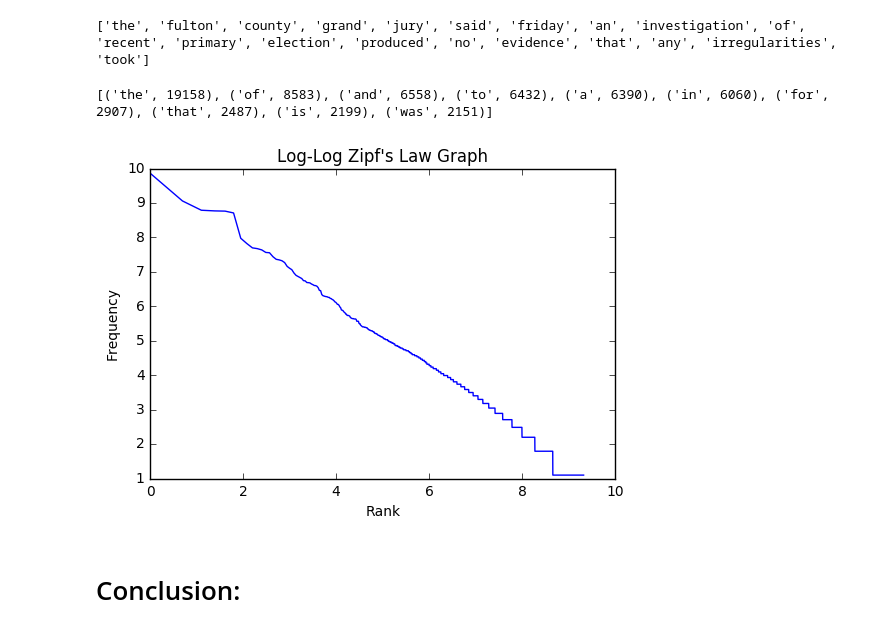
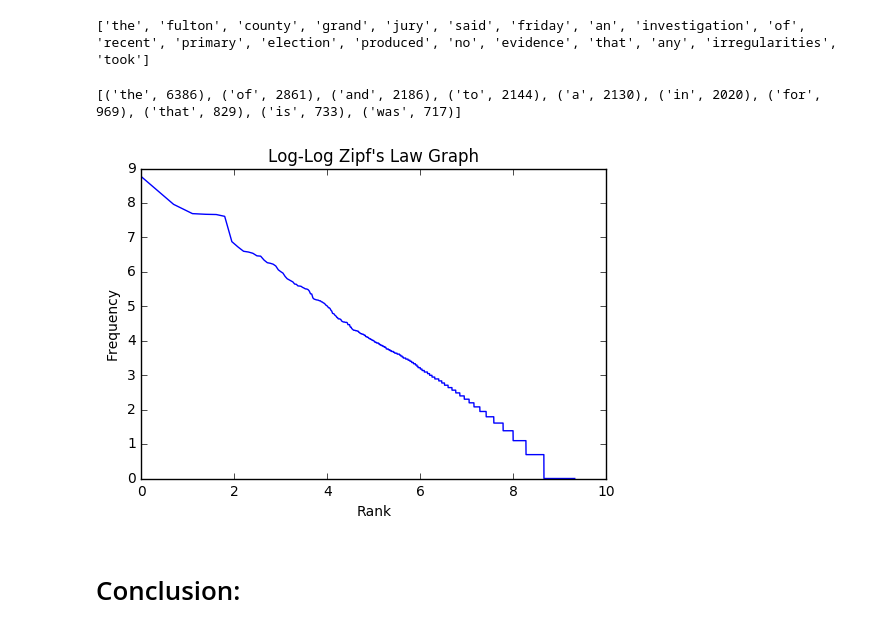
Before and after one commit to Datageeks1234/Dataanalysis-using-Python-Projects, a Jupyter notebook: Assignment2 .ipynb, the cells around one changed output. Drawn from its saved outputs; the diff is of its cells as text; code cells hidden in the pictures.

```diff
--- a/Assignment2 .ipynb
+++ b/Assignment2 .ipynb
@@ -96,7 +96,7 @@ length
 words=[]
 count={}
 for name in glob.glob('C:/Users/kamal/AppData/Roaming/nltk_data/corpora/brown/ca*'):
-    [words.append(word.lower()) for word in brown.words(name) if word.isalpha()]
+    [words.append(word.lower()) for word in br.words(name) if word.isalpha()]
 print(words[:20])
 # %% [output]
 ['the', 'fulton', 'county', 'grand', 'jury', 'said', 'friday', 'an', 'investigation', 'of', 'recent', 'primary', 'election', 'produced', 'no', 'evidence', 'that', 'any', 'irregularities', 'took']
@@ -107,7 +107,7 @@ sorted_list=sorted(count.items(), key=lambda x: x[1])
 listofwords= sorted(sorted_list,key=lambda x: x[1],reverse=True)
 print(listofwords[:10])
 # %% [output]
-[('the', 19158), ('of', 8583), ('and', 6558), ('to', 6432), ('a', 6390), ('in', 6060), ('for', 2907), ('that', 2487), ('is', 2199), ('was', 2151)]
+[('the', 6386), ('of', 2861), ('and', 2186), ('to', 2144), ('a', 2130), ('in', 2020), ('for', 969), ('that', 829), ('is', 733), ('was', 717)]
 # %%
 #Rank the words
 def rank(list_of_sorted_words):
@@ -122,34 +121,32 @@ def rank(list_of_sorted_words):
 all_words_list = rank(listofwords)
 # %%
-with open('data_word.csv', 'wt') as csvoutput:
-    writer = csv.writer(csvoutput, delimiter=',', quoting=csv.QUOTE_NONE, lineterminator='\n')
-    writer.writerow(("Word", 'Rank', 'Frequency'))
+with open('word_freq.csv', 'wt') as output:
+    writer = csv.writer(output, delimiter=',', quoting=csv.QUOTE_NONE, lineterminator='\n')
+    #Inserting heading in the first row
+    writer.writerow(("Word", "Rank", "Frequency"))
     for row in all_words_list:
         element = row.split(',')
         writer.writerow(element)
-
-    csvoutput.close()
+    output.close()
 # %%
 read_values = []
-with open('data_word.csv', 'r') as file:
+with open('word_freq.csv', 'r') as file:
     reader = csv.reader(file)
     row = next(reader)
     for row in reader:
         read_values.append(row[1:])
-
 rank = []
 freq = []
 for row in read_values:
     rank.append(math.log(int(row[0])))
     freq.append(math.log(int(row[1])))
-
 plt.plot(rank, freq)
 plt.xlabel('Rank')
 plt.ylabel('Frequency')
 plt.title("Log-Log Zipf's Law Graph")
 plt.show()
 # %% [output]
-[figure, old version]
+[figure, new version]
 # %% [markdown]
 # Conclusion:
 # %% [markdown]
```
Also changed, not shown: parts of 19 cells of this notebook.
